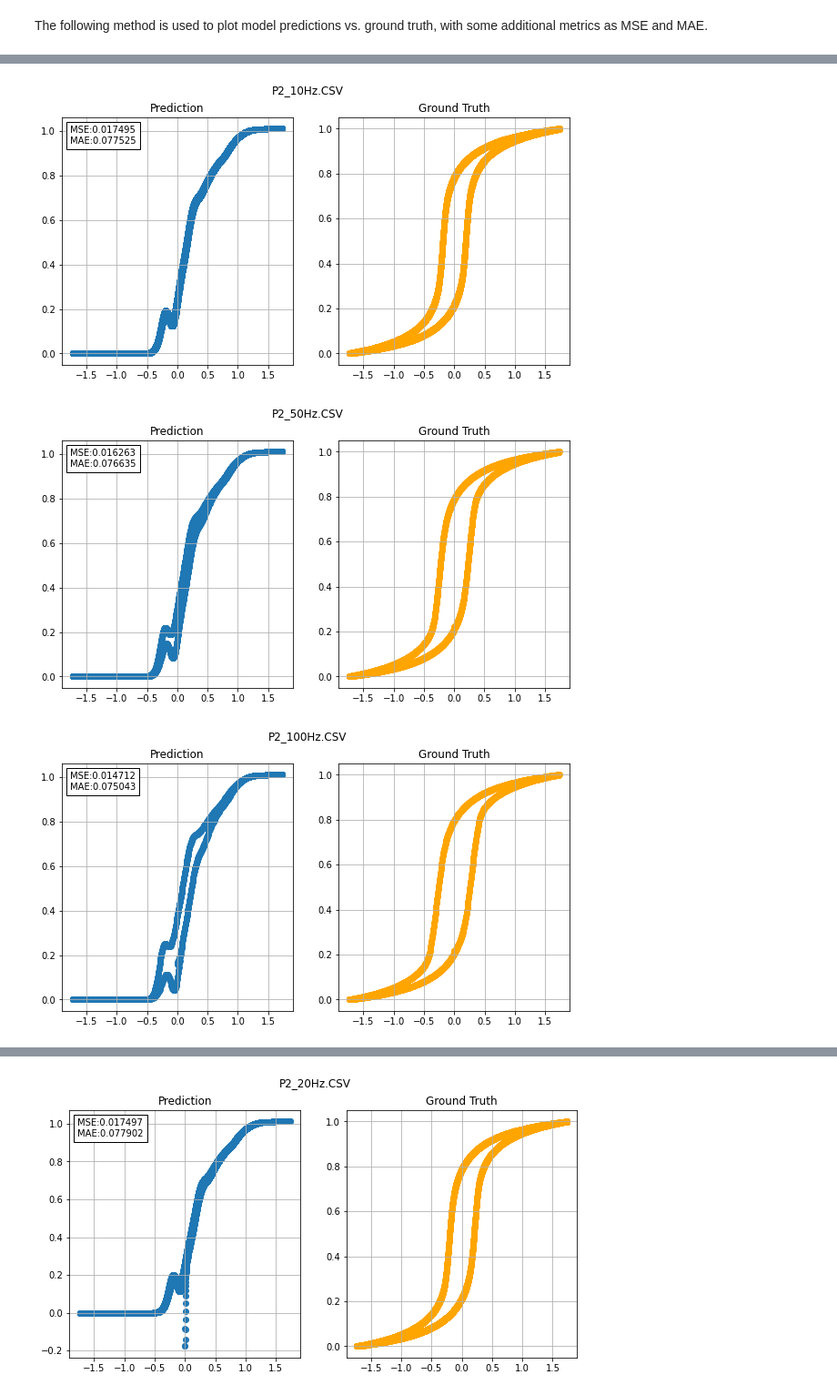
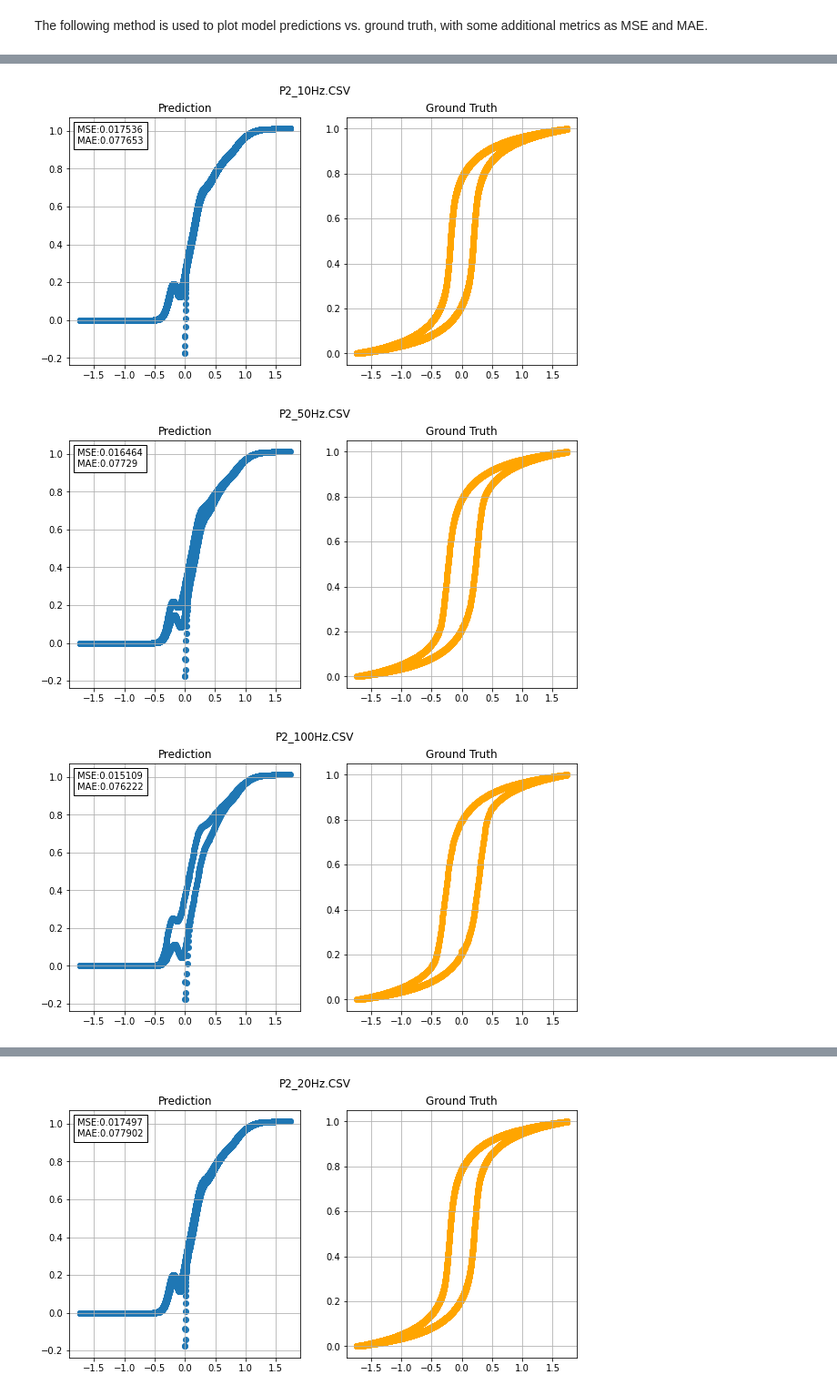
Before and after one commit to olivieromassi/Hysteresis-Modelling-with-Neural-Networks, a Jupyter notebook: HRNNModelTraining.ipynb, the cells around one changed output, grey strips where cells are left out. Shown at 91% size. Drawn from its saved outputs; the diff is of its cells as text; code cells hidden in the pictures.

Commit message:
Reset states before each prediction

```diff
--- a/HRNNModelTraining.ipynb
+++ b/HRNNModelTraining.ipynb
@@ -368,6 +368,8 @@ prediction_model.set_weights(model_weights)
 # Prediction comparisons:
 # %% [markdown]
 The following method is used to plot model predictions vs. ground truth, with some additional metrics as MSE and MAE.
+# %%
+prediction_model.load_weights('/content/HRNN_404_units_seq_len_20_stateful_True_first_magnetization_True_subsampling_False_repeated_1_epochs_10.h5')
 # %%
 from sklearn.metrics import mean_squared_error, mean_absolute_error
 from matplotlib.offsetbox import AnchoredText
@@ -414,6 +416,9 @@ for freq in train_dataset:
     # Store predictions into a dict to be written as a file
     model_predictions[freq] = y_pred.tolist()
 
+    # Reset the states after each frequency prediction
+    prediction_model.reset_states()
+
     plot_prediction(y_pred, y_true, x_signal, freq)
 # %% [output]
 [figure]
@@ -423,3 +428,3 @@ for freq in train_dataset:
-[figure, old version]
+[figure, new version]
-[figure, old version]
+[figure, new version]
-[figure, old version]
+[figure, new version]
```
Also changed, not shown: parts of 3 cells of this notebook.
